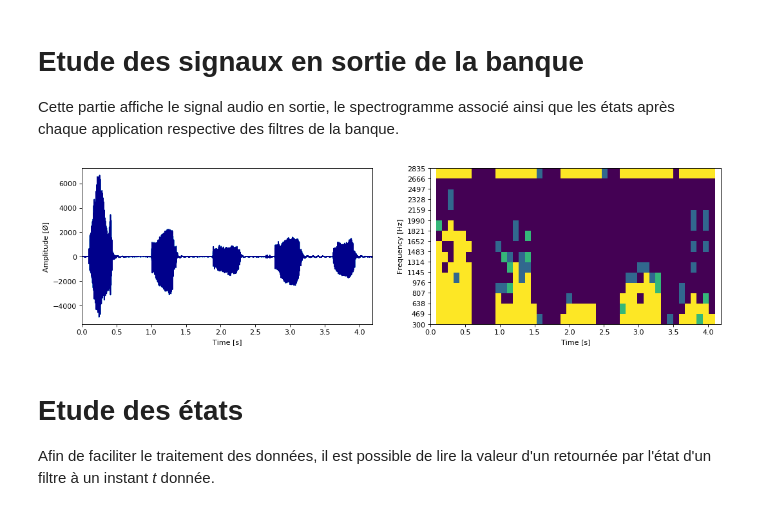
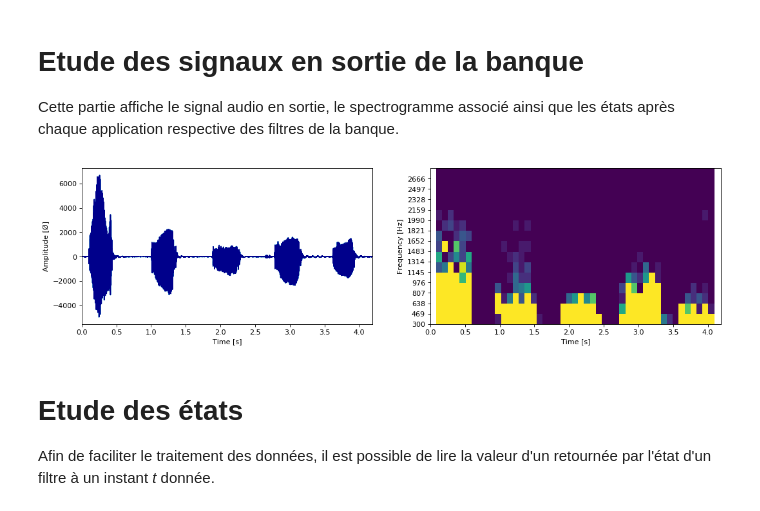
Before and after one commit to lowlighter/sound, a Jupyter notebook: Projet M1.ipynb, the cells around one changed output. Drawn from its saved outputs; the diff is of its cells as text; code cells hidden in the pictures.

```diff
--- a/Projet M1.ipynb
+++ b/Projet M1.ipynb
@@ -99,11 +117,11 @@ n = 3
 q = 3
 
 # Valeur de saturation de la densité spectrale de puissance
-psd_max = 0.000000000001
+psd_max = 0.00000000001
 # Résolution temporelle des spectrogramme (entre 0 et 1 exclu, sinon le pc va mourir))
 time_res = 0.5
 
 # Nombre de bits à utiliser pour pour stocker l'amplitude d'energie
-amp_res = 2
+amp_res = 4
 # %% [markdown]
 #### Génération de la banque de filtres
@@ -169,0 +177,2 @@ Fc : 2835Hz  (2362Hz - 3308Hz)
+# %%
+filters, filters_fq = gen_filters(fmin, fmax, nb_filters, q, n, fs, step=round((fmax-fmin)/nb_filters), debug=True)
@@ -213,3 +249,5 @@ for i in range(len(filters)):
+# %%
+filtered = gen_filtered(y, fs, filters)
 # %% [markdown]
 # Etude des signaux en sortie de la banque
 Cette partie affiche le signal audio en sortie, le spectrogramme associé ainsi que les états après chaque application respective des filtres de la banque.
@@ -221 +254,30 @@ f, ax = plt.subplots(1, 2, figsize=(16, 4), dpi= 80, facecolor="w", edgecolor="k
+# %%
+#!masquer
+# Affiche les données du spectrogramme personnalisable
+# - ax : Figure secondaire
+# - y : Signal d'entrée
+# - t : Echelle temporelle
+# - rspectrum : Spectre généré par la fonction gen_data
+# - rfreqs : Liste de fréquences généré par la fonction gen_data
+# - rtime : Liste de points temporels généré par la fonction gen_data
+# - step : Pas de génération des filtres
+def plot_data(ax, y, t, rspectrum, rfreqs, rtime, step):
+    # Affichage du spectre d'amplitude
+    ax[0].set_xlabel("Time [s]")
+    ax[0].set_ylabel("Amplitude [Ø]")
+    ax[0].plot(t, y, color="aqua")
+    ax[0].plot(t, y, color="darkblue")
+    ax[0].set_xlim(0, t[-1])
+
+    # Affichage du spectrogramme
+    ax[1].cla()
+    ax[1].set_ylabel("Frequency [Hz]")
+    ax[1].set_xlabel("Time [s]")
+    ax[1].set_yticks(np.arange(rfreqs[0], rfreqs[-1], step))
+    ax[1].pcolormesh(rtime, rfreqs, rspectrum)
+    ax[1].set_xlim(0, t[-1])
+    ax[1].plot()
+
+    # Affichage
+    plt.show()
 # %%
@@ -246,26 +326,8 @@ for i in range(len(filtered)):
-# %%
-#!masquer
-
-# Affichage du spectre d'amplitude
-ax[0].set_xlabel("Time [s]")
-ax[0].set_ylabel("Amplitude [Ø]")
-ax[0].plot(t, y, color="aqua")
-ax[0].plot(t, y, color="darkblue")
-ax[0].set_xlim(0, time[-1]+time[0])
-
-# Affichage du spectrogramme
-ax[1].cla()
-ax[1].set_ylabel("Frequency [Hz]")
-ax[1].set_xlabel("Time [s]")
-ax[1].set_yticks(np.arange(fmin, fmax, step))
-ax[1].pcolormesh(time, rfreqs, rspectrum)
-ax[1].set_xlim(0, time[-1]+time[0])
-ax[1].plot()
-
-# Affichage
-plt.show()
-# %% [output]
-[figure, removed]
+# %%
+ax, rspectrum, rfreqs, rtime = gen_data(filtered, fs, time_res, amp_res, psd_max)
+plot_data(ax, y, t, rspectrum, rfreqs, rtime, step=round((fmax-fmin)/nb_filters))
+# %% [output]
+[figure, added]
 # %% [markdown]
 # Etude des états
 
```
Also changed, not shown: parts of 23 cells of this notebook, 1 other file.
